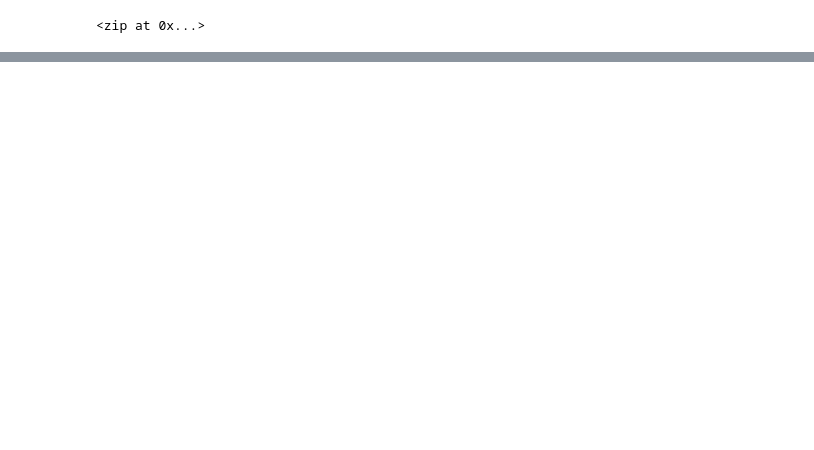
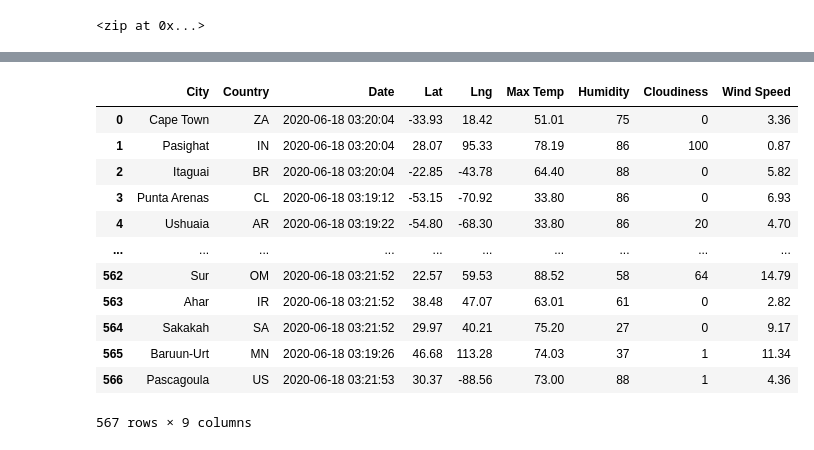
Before and after one commit to boluo95128/World_Weather_Analysis, a Jupyter notebook: WeatherPy.ipynb, the cells around one changed output, grey strips where cells are left out. Cells and saved outputs as stored; diff of their text form; code cells hidden in the pictures; blank space fills up the shorter version.

```diff
--- a/WeatherPy.ipynb
+++ b/WeatherPy.ipynb
@@ -32,0 +152,22 @@ len(cities)
+# %%
+# Reorder the columns.
+new_column_order=["City", "Country", "Date", "Lat", "Lng", "Max Temp", "Humidity", "Cloudiness", "Wind Speed"]
+
+# Assign the new column orders to the dataframe.
+city_data_df=city_data_df[new_column_order]
+# %%
+city_data_df
+# %% [output]
+|  | City | Country | Date | Lat | Lng | Max Temp | Humidity | Cloudiness | Wind Speed |
+| 0 | Cape Town | ZA | 2020-06-18 03:20:04 | -33.93 | 18.42 | 51.01 | 75 | 0 | 3.36 |
+| 1 | Pasighat | IN | 2020-06-18 03:20:04 | 28.07 | 95.33 | 78.19 | 86 | 100 | 0.87 |
+| 2 | Itaguai | BR | 2020-06-18 03:20:04 | -22.85 | -43.78 | 64.40 | 88 | 0 | 5.82 |
+| 3 | Punta Arenas | CL | 2020-06-18 03:19:12 | -53.15 | -70.92 | 33.80 | 86 | 0 | 6.93 |
+| 4 | Ushuaia | AR | 2020-06-18 03:19:22 | -54.80 | -68.30 | 33.80 | 86 | 20 | 4.70 |
+| ... | ... | ... | ... | ... | ... | ... | ... | ... | ... |
+| 562 | Sur | OM | 2020-06-18 03:21:52 | 22.57 | 59.53 | 88.52 | 58 | 64 | 14.79 |
+| 563 | Ahar | IR | 2020-06-18 03:21:52 | 38.48 | 47.07 | 63.01 | 61 | 0 | 2.82 |
+| 564 | Sakakah | SA | 2020-06-18 03:21:52 | 29.97 | 40.21 | 75.20 | 27 | 0 | 9.17 |
+| 565 | Baruun-Urt | MN | 2020-06-18 03:19:26 | 46.68 | 113.28 | 74.03 | 37 | 1 | 11.34 |
+| 566 | Pascagoula | US | 2020-06-18 03:21:53 | 30.37 | -88.56 | 73.00 | 88 | 1 | 4.36 |
+567 rows × 9 columns
```
Also changed, not shown: parts of 7 cells of this notebook, 1 other file.
